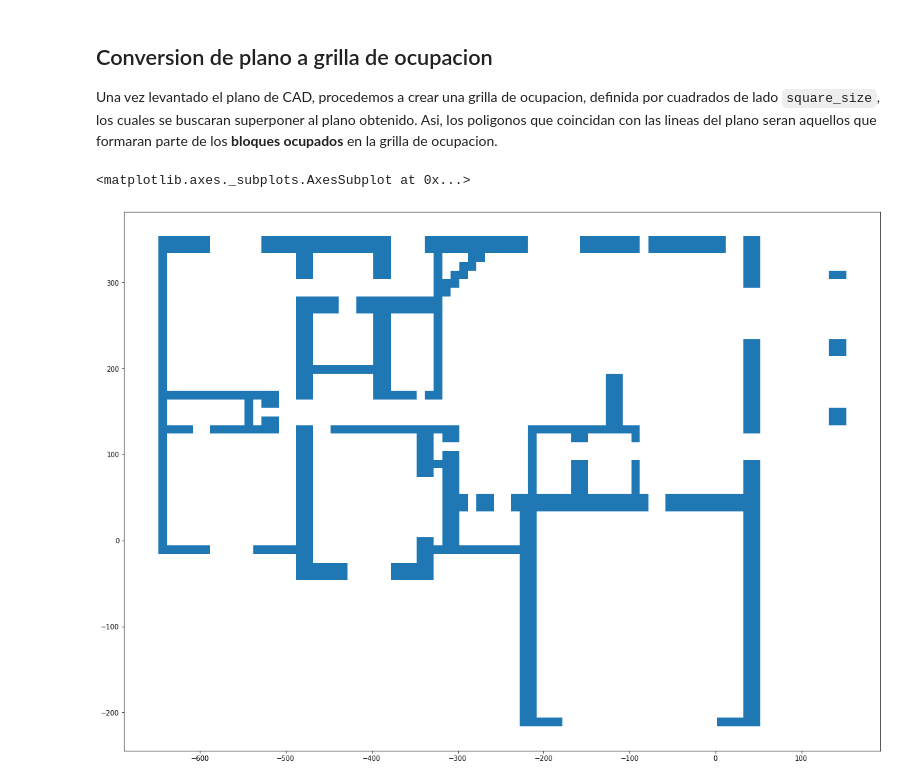
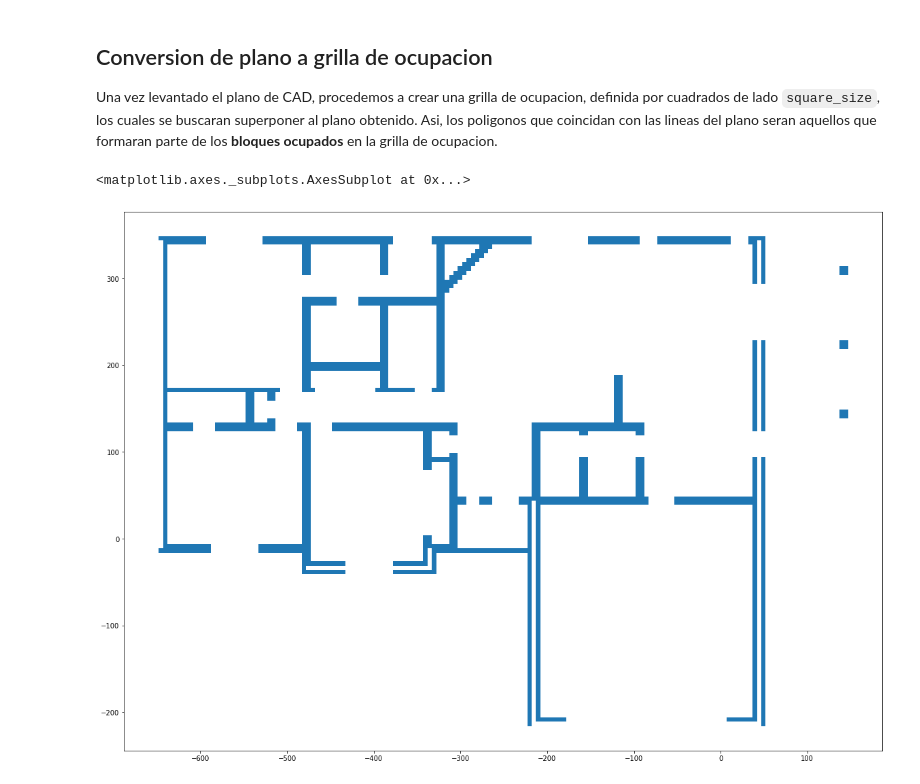
Before and after one commit to ekumenlabs/Frontier-Exploration-with-a-prior, a Jupyter notebook: Notebooks/DXFsandbox.ipynb, the cells around one changed output. Cells and saved outputs as stored; diff of their text form; code cells hidden in the pictures.

```diff
--- a/Notebooks/DXFsandbox.ipynb
+++ b/Notebooks/DXFsandbox.ipynb
@@ -84,21 +129,21 @@ Asi, los poligonos que coincidan con las lineas del plano seran aquellos que for
 # %%
 clean_layout = layout['geometry']
 xmin, ymin, xmax, ymax = clean_layout.total_bounds
 
 polygons_list = []
-square_size = 10
+square_size = 5
 for xstart in range(int(xmin), int(xmax), square_size):
   for ystart in range(int(ymin), int(ymax), square_size):
     polygons_list.append(Square(square_size, xstart, ystart))
 
 
 shape = gpd.GeoDataFrame(geometry=polygons_list)
 shape["intersects"]= shape.intersects(clean_layout.unary_union)
 occupied_blocks = shape.query("intersects == True")
 occupied_blocks.plot(figsize=(20,20))
 # %% [output]
 <matplotlib.axes._subplots.AxesSubplot at 0x...>
-[figure, old version]
+[figure, new version]
 # %%
 def get_center(item):
   xmin, ymin, xmax, ymax = item["geometry"].bounds
```
Also changed, not shown: parts of 8 cells of this notebook.
